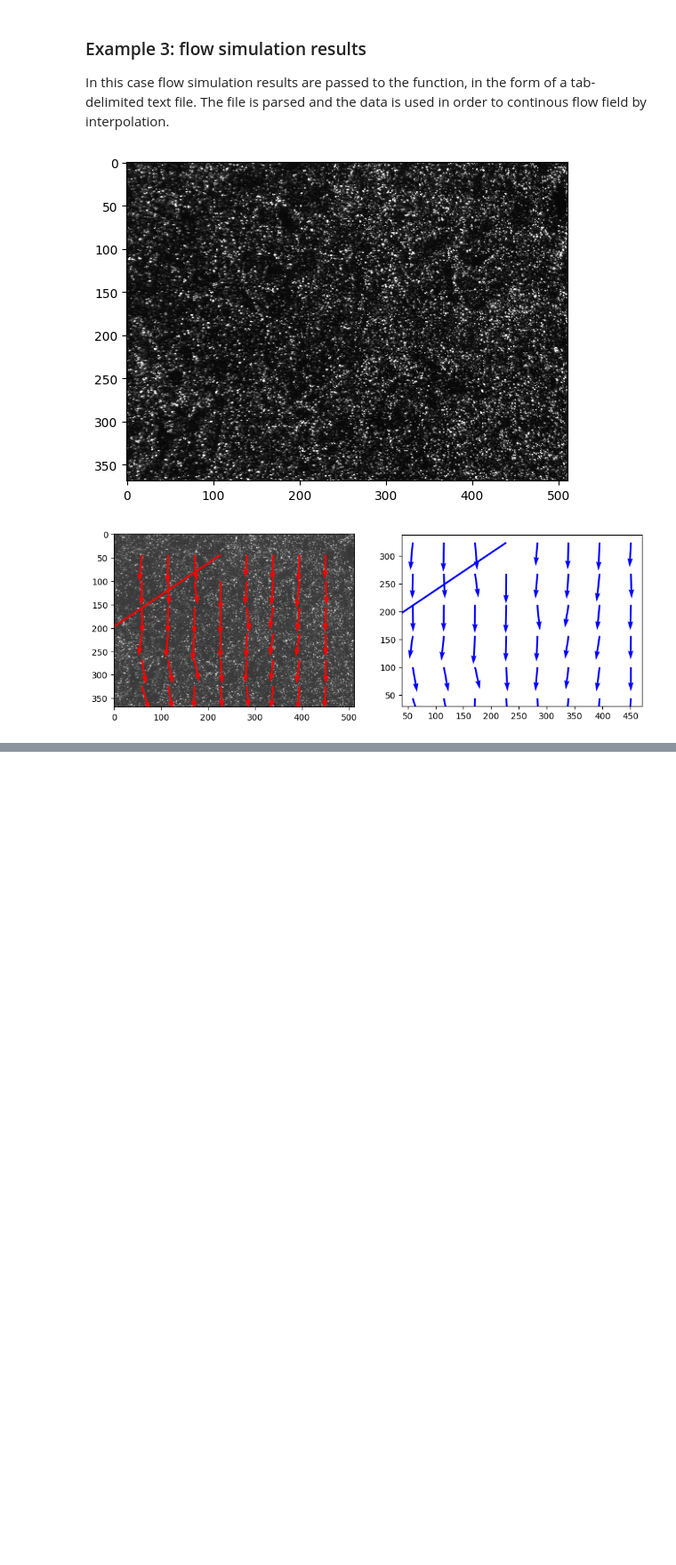
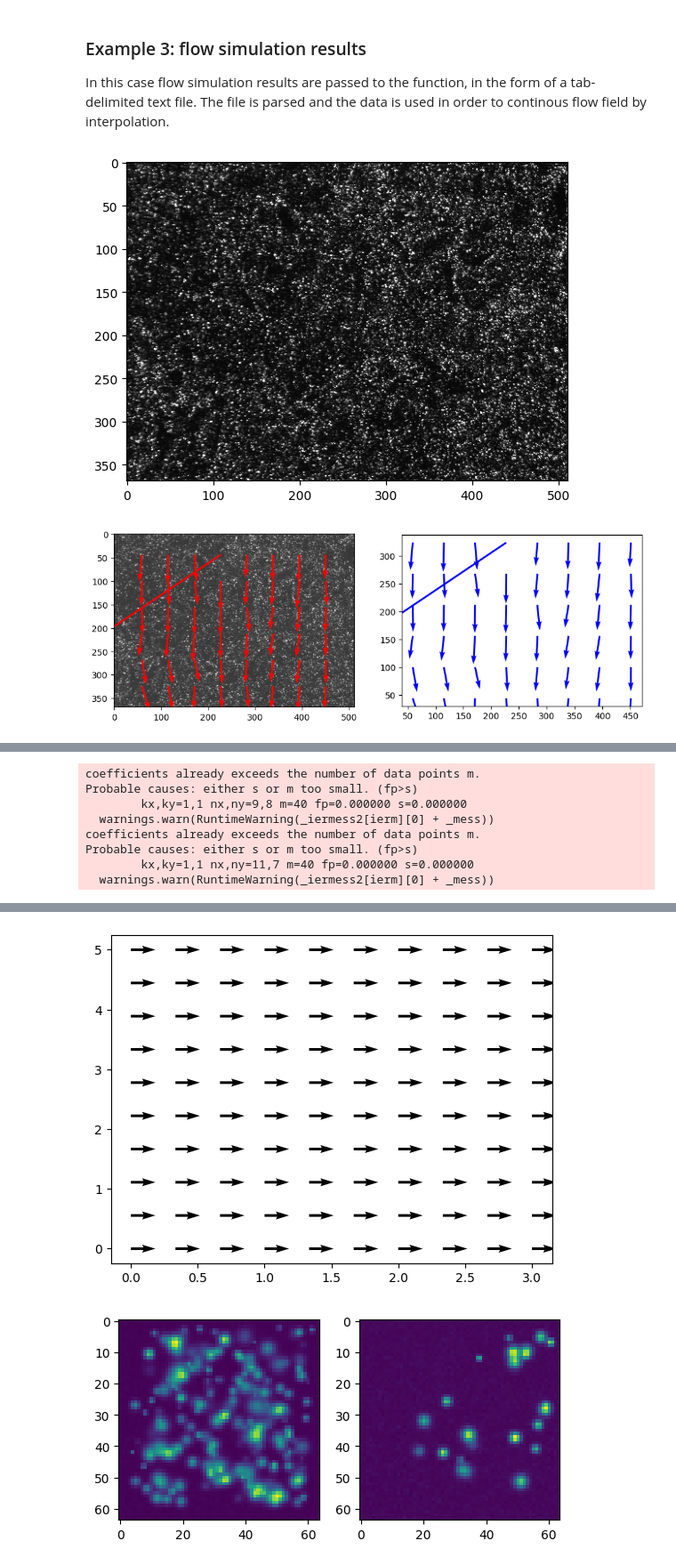
Before and after one commit to alexlib/openpiv-python, a Jupyter notebook: openpiv/docs/src/synthetic_image_generation_example.ipynb, the cells around one changed output, grey strips where cells are left out. Shown at 89% size. Saved outputs shown, nothing was run; the diff lists cells and outputs as text; code cells hidden in the pictures; blank space fills up the shorter version.

Commit message:
different version in test_synimagegen.ipynb

```diff
--- a/openpiv/docs/src/synthetic_image_generation_example.ipynb
+++ b/openpiv/docs/src/synthetic_image_generation_example.ipynb
@@ -184,0 +187,78 @@ ground_truth.f_U(0,0)
+# %%
+from openpiv.synimagegen import create_synimage_parameters
+
+# preparing data
+x,y = np.meshgrid(np.linspace(0,3,10), np.linspace(0,5,10))
+u = np.ones_like(x)
+v = np.zeros_like(y)
+
+data = np.stack([x,y,u,v],axis=2)
+
+plt.figure()
+plt.quiver(x,y,u,v)
+
+options = create_synimage_parameters(
+    data,
+    x_bound = (0, 1),
+    y_bound = (0, 1),
+    image_size = (64, 64),
+    den = 0.1,
+    per_loss_pairs = 0,
+    par_diam_mean = 3.87,
+    par_diam_std = 1.5,
+    par_int_std = 0.25,
+    dt = 1,
+)
+
+# parsing output
+(
+    ground_truth,
+    cv,
+    x_1,
+    y_1,
+    U_par,
+    V_par,
+    par_diam1,
+    par_int1,
+    x_2,
+    y_2,
+    par_diam2,
+    par_int2,
+) = options
+
+print(ground_truth)
+
+frame_a = synimagegen.generate_particle_image(
+    height = 64,
+    width = 64,
+    x = x_1,
+    y = y_1,
+    particle_diameters = par_diam1,
+    particle_max_intensity = par_int1,
+    bit_depth = 8,
+    )
+frame_b = synimagegen.generate_particle_image(
+    height = 64,
+    width = 64,
+    x = x_2,
+    y = y_2,
+    particle_diameters = par_diam2,
+    particle_max_intensity = par_int2,
+    bit_depth = 8,
+)
+
+
+fig, ax = plt.subplots(1,2)
+ax[0].imshow(frame_a)
+ax[1].imshow(frame_b)
+
+piv.simple_piv(frame_a, frame_b, 32)
+# %% [output]
+coefficients already exceeds the number of data points m.
+Probable causes: either s or m too small. (fp>s)
+        kx,ky=1,1 nx,ny=9,8 m=40 fp=0.000000 s=0.000000
+  warnings.warn(RuntimeWarning(_iermess2[ierm][0] + _mess))
+coefficients already exceeds the number of data points m.
+Probable causes: either s or m too small. (fp>s)
+        kx,ky=1,1 nx,ny=11,7 m=40 fp=0.000000 s=0.000000
+  warnings.warn(RuntimeWarning(_iermess2[ierm][0] + _mess))
@@ -184,0 +267,2 @@ ground_truth.f_U(0,0)
+[figure, added]
+[figure, added]
```
Also changed, not shown: parts of 10 cells of this notebook, 2 other files.
